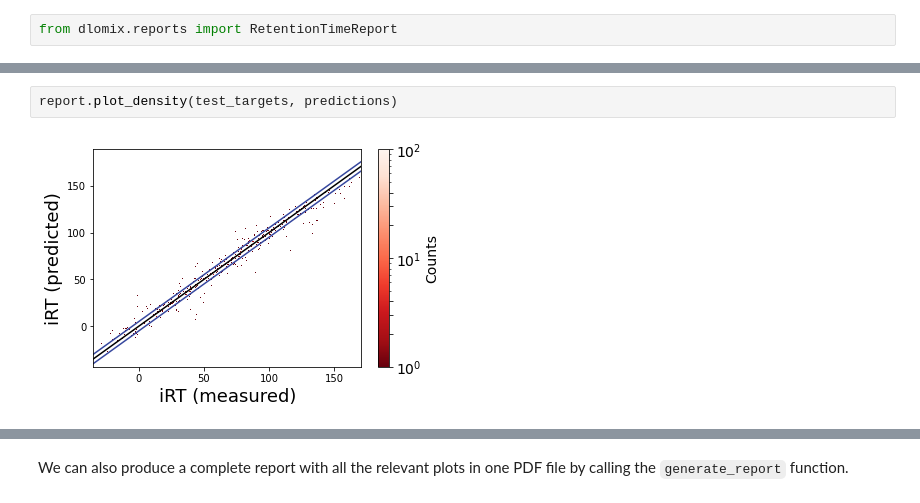
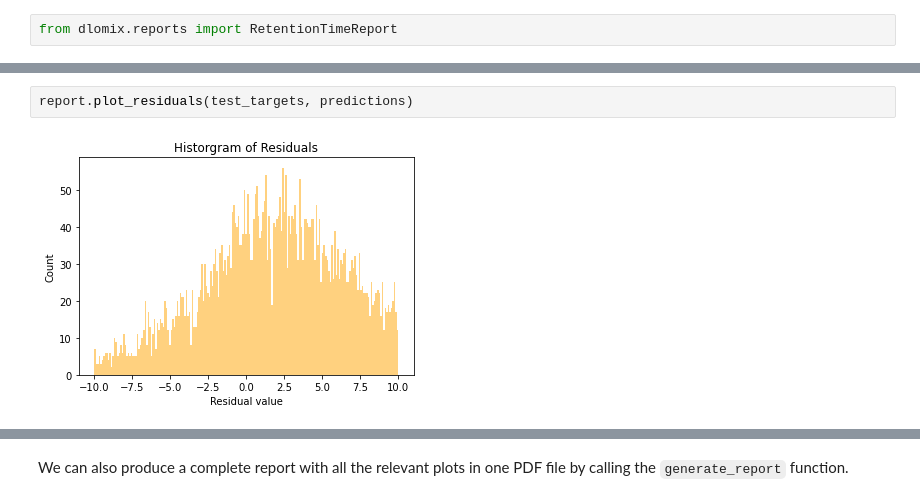
Before and after one commit to wilhelm-lab/dlomix, a Jupyter notebook: notebooks/Example_RTModel_Walkthrough_colab.ipynb, the cells around one changed output, grey strips where cells are left out. Drawn from its saved outputs; the diff is of its cells as text.

```diff
--- a/notebooks/Example_RTModel_Walkthrough_colab.ipynb
+++ b/notebooks/Example_RTModel_Walkthrough_colab.ipynb
@@ -167,7 +166,7 @@ report.calculate_r2(test_targets, predictions)
 # %%
-report.plot_density(test_targets, predictions)
+report.plot_residuals(test_targets, predictions)
 # %% [output]
-[figure, old version]
+[figure, new version]
 # %%
 report.plot_residuals(test_targets, predictions, xrange=(-30, 30))
 # %% [output]
```
Also changed, not shown: parts of 24 cells of this notebook, 12 other files.
